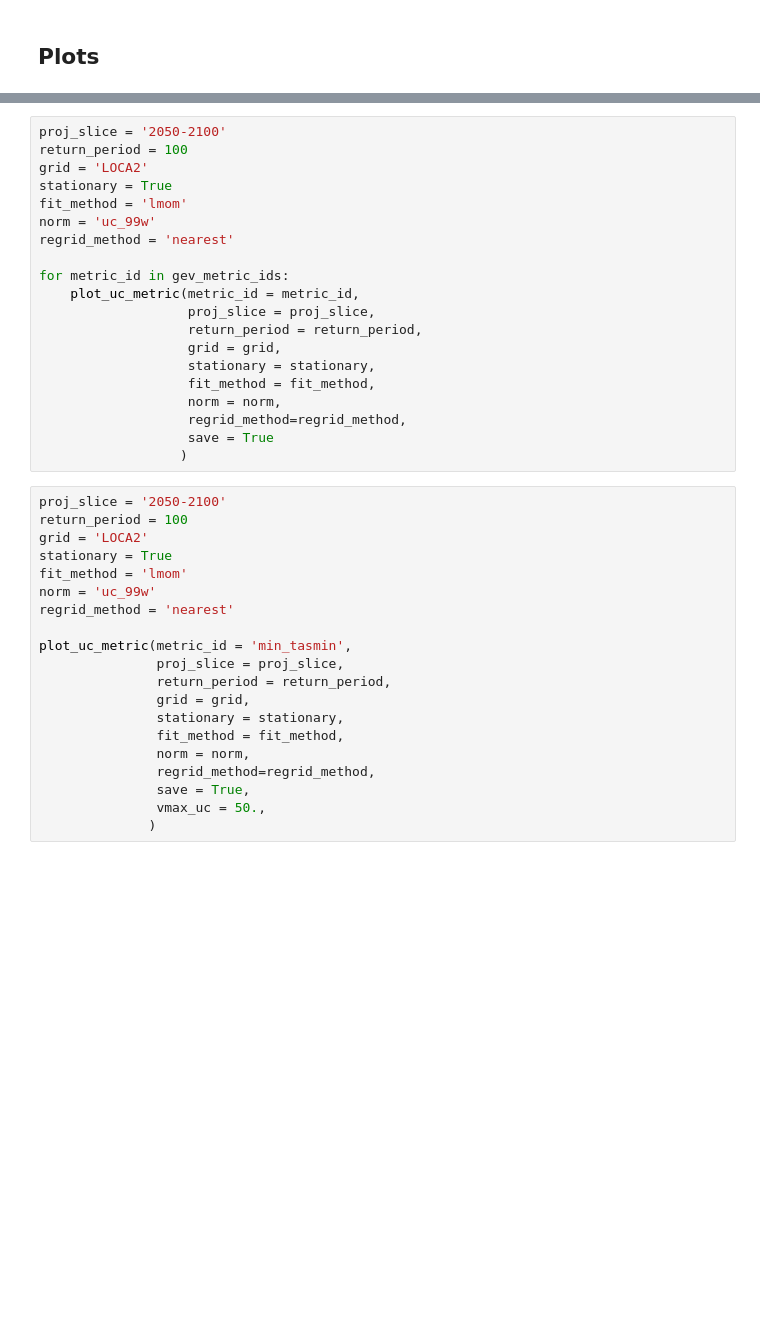
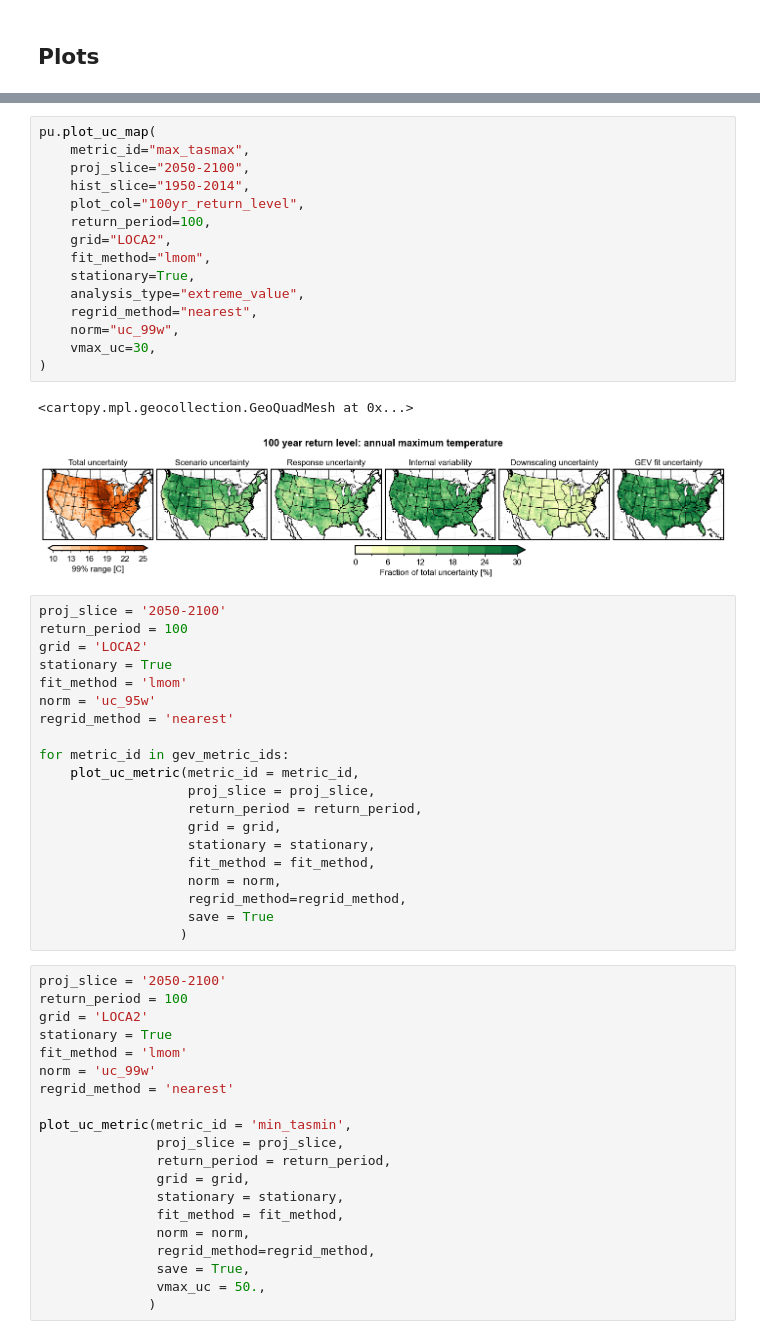
Before and after one commit to david0811/conus_comparison_lafferty-etal-2024, a Jupyter notebook: scripts/03a_sa.ipynb, the cells around one changed output, grey strips where cells are left out. Saved outputs shown, nothing was run; the diff lists cells and outputs as text; blank space fills up the shorter version.

```diff
--- a/scripts/03a_sa.ipynb
+++ b/scripts/03a_sa.ipynb
@@ -149,10 +165,28 @@ Wall time: 1h 4min 54s
+# %%
+pu.plot_uc_map(
+    metric_id="max_tasmax",
+    proj_slice="2050-2100",
+    hist_slice="1950-2014",
+    plot_col="100yr_return_level",
+    return_period=100,
+    grid="LOCA2",
+    fit_method="lmom",
+    stationary=True,
+    analysis_type="extreme_value",
+    regrid_method="nearest",
+    norm="uc_99w",
+    vmax_uc=30,
+)
+# %% [output]
+<cartopy.mpl.geocollection.GeoQuadMesh at 0x...>
+[figure, added]
 # %%
 proj_slice = '2050-2100'
 return_period = 100
 grid = 'LOCA2'
 stationary = True
 fit_method = 'lmom'
-norm = 'uc_99w'
+norm = 'uc_95w'
 regrid_method = 'nearest'
 
 for metric_id in gev_metric_ids:
```
Also changed, not shown: parts of 2 cells of this notebook, 7 other files.
